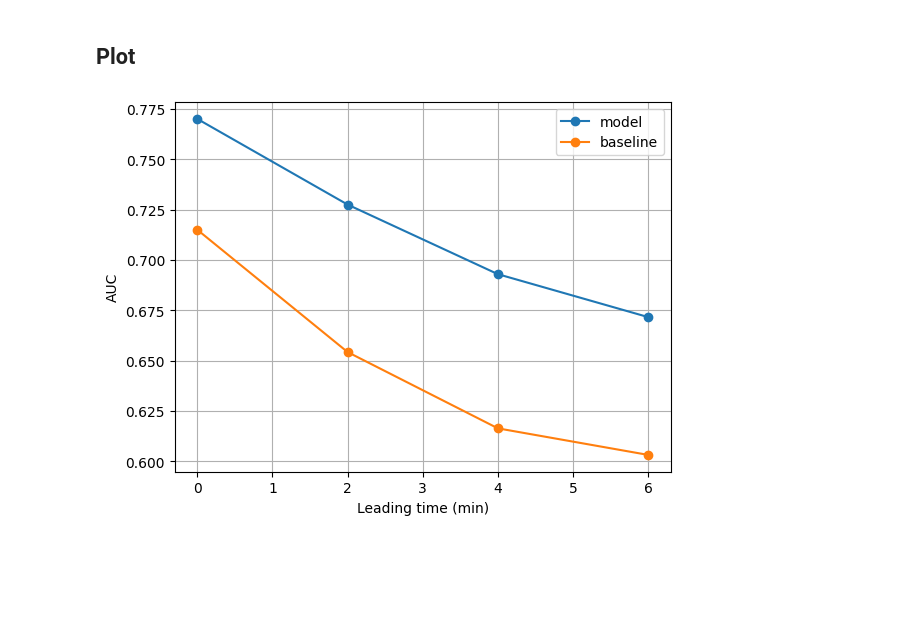
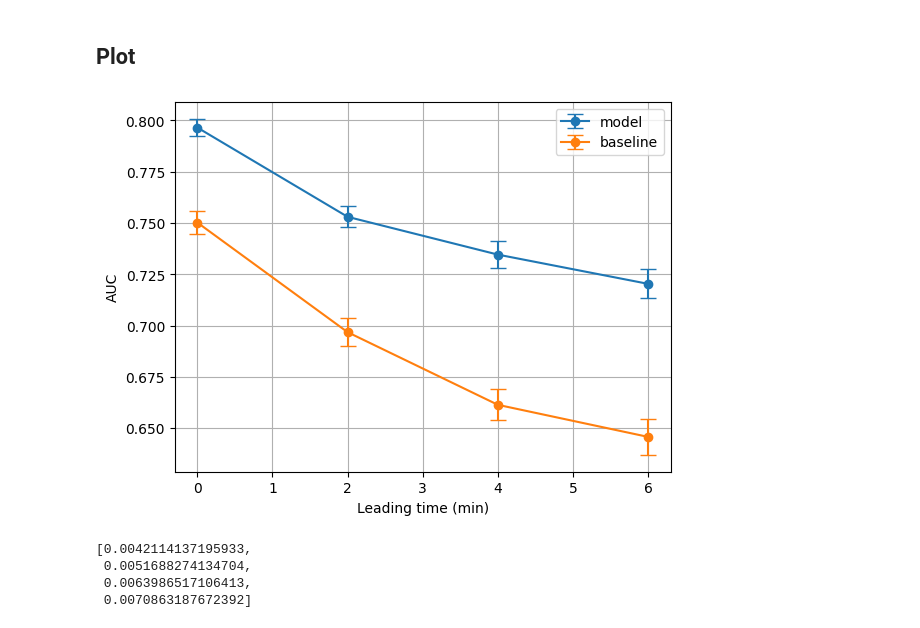
Before and after one commit to BobAubouin/hypotension_pred, a Jupyter notebook: scripts/experiments/study_leading_time.ipynb, the cells around one changed output. Saved outputs shown, nothing was run; the diff lists cells and outputs as text; code cells hidden in the pictures; blank space fills up the shorter version.

```diff
--- a/scripts/experiments/study_leading_time.ipynb
+++ b/scripts/experiments/study_leading_time.ipynb
@@ -60,6 +60,12 @@ for leading_time in range(0,7,2):
     train = data_lead[data_lead['split'] == "train"]
     test = data_lead[data_lead['split'] == "test"]
 
+    train_case_label = train.groupby("caseid").agg(
+                segment_count=("label", "count"),
+                label_count=("label", "sum"),
+            )
+
+    train_cv_split = create_balanced_cv(train_case_label, nb_max_iter=100000)
 
 
 
@@ -84,7 +90,7 @@ for leading_time in range(0,7,2):
         # creat an optuna study
         study = optuna.create_study(direction="maximize")
         study.optimize(
-            lambda trial: objective(trial, train, FEATURE_NAME),
+            lambda trial: objective_xgboost(trial, train, FEATURE_NAME, train_cv_split),
             n_trials=80,
             show_progress_bar=True,
         )
@@ -129,24 +147,34 @@ leading time: 6
 ## Plot
 # %%
 xgboost_auc_list, baseline_auc_list, lead_time_list = [], [], []
+xgboost_auc_std_list, baseline_auc_std_list = [], []
 
 for leading_time in range(0,7,2):
     lead_time_list.append(leading_time)
     roc_results = result_folder / f"xgboost_roc_lead_{leading_time}.csv"
     df_results = pd.read_csv(roc_results)
     xgboost_auc_list.append(df_results.auc[0])
+    xgboost_auc_std_list.append(df_results.auc_std[0])
 
     roc_results = result_folder / f"baseline_roc_lead_{leading_time}.csv"
     df_results = pd.read_csv(roc_results)
     baseline_auc_list.append(df_results.auc[0])
+    baseline_auc_std_list.append(df_results.auc_std[0])
 
 
-plt.plot(lead_time_list, xgboost_auc_list, '-o', label='model')
-plt.plot(lead_time_list, baseline_auc_list, '-o', label='baseline')
+plt.errorbar(lead_time_list, xgboost_auc_list,xgboost_auc_std_list, fmt='-o', label='model', capsize=6)
+plt.errorbar(lead_time_list, baseline_auc_list, baseline_auc_std_list, fmt='-o', label='baseline', capsize=6)
 plt.xlabel('Leading time (min)')
 plt.ylabel('AUC')
 plt.grid()
 plt.legend()
 plt.show()
 # %% [output]
-[figure, old version]
+[figure, new version]
+# %%
+xgboost_auc_std_list
+# %% [output]
+[0.0042114137195933,
+ 0.0051688274134704,
+ 0.0063986517106413,
+ 0.0070863187672392]
```
Also changed, not shown: parts of 2 cells of this notebook, 4 other files.
